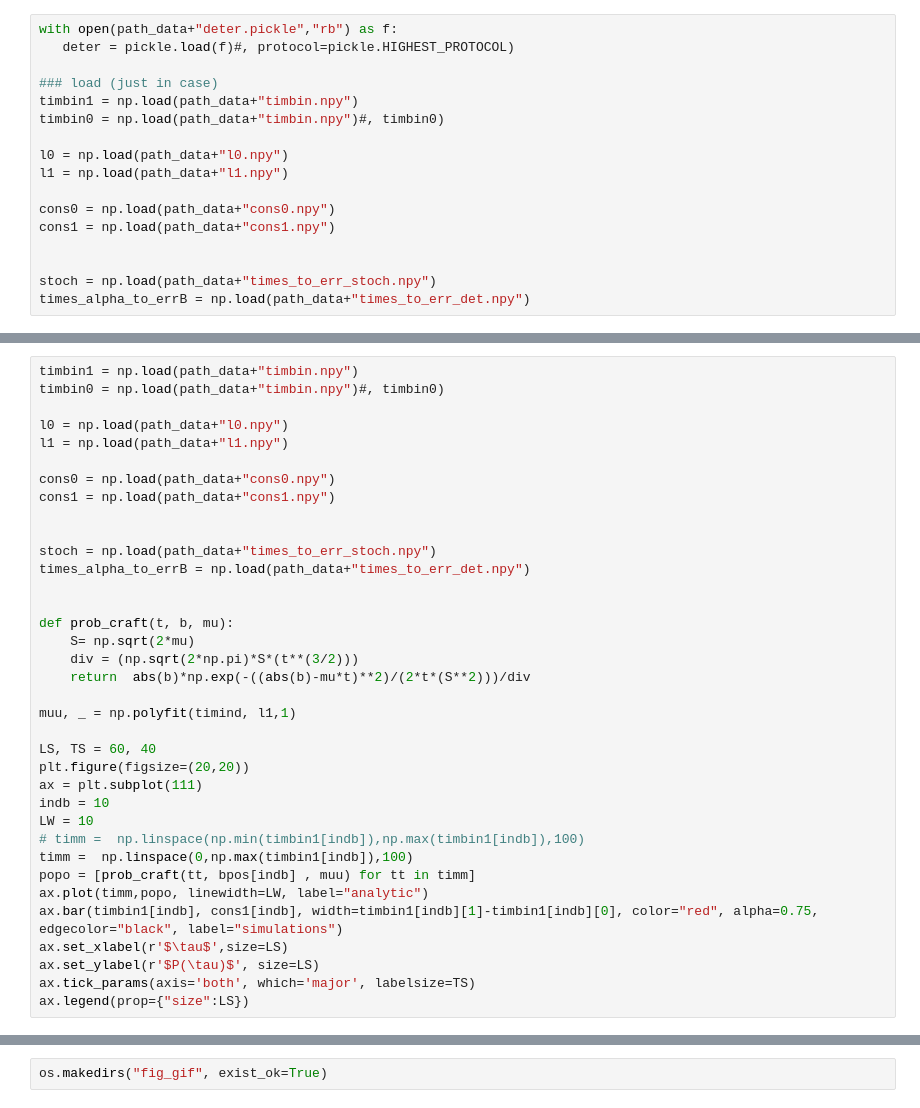
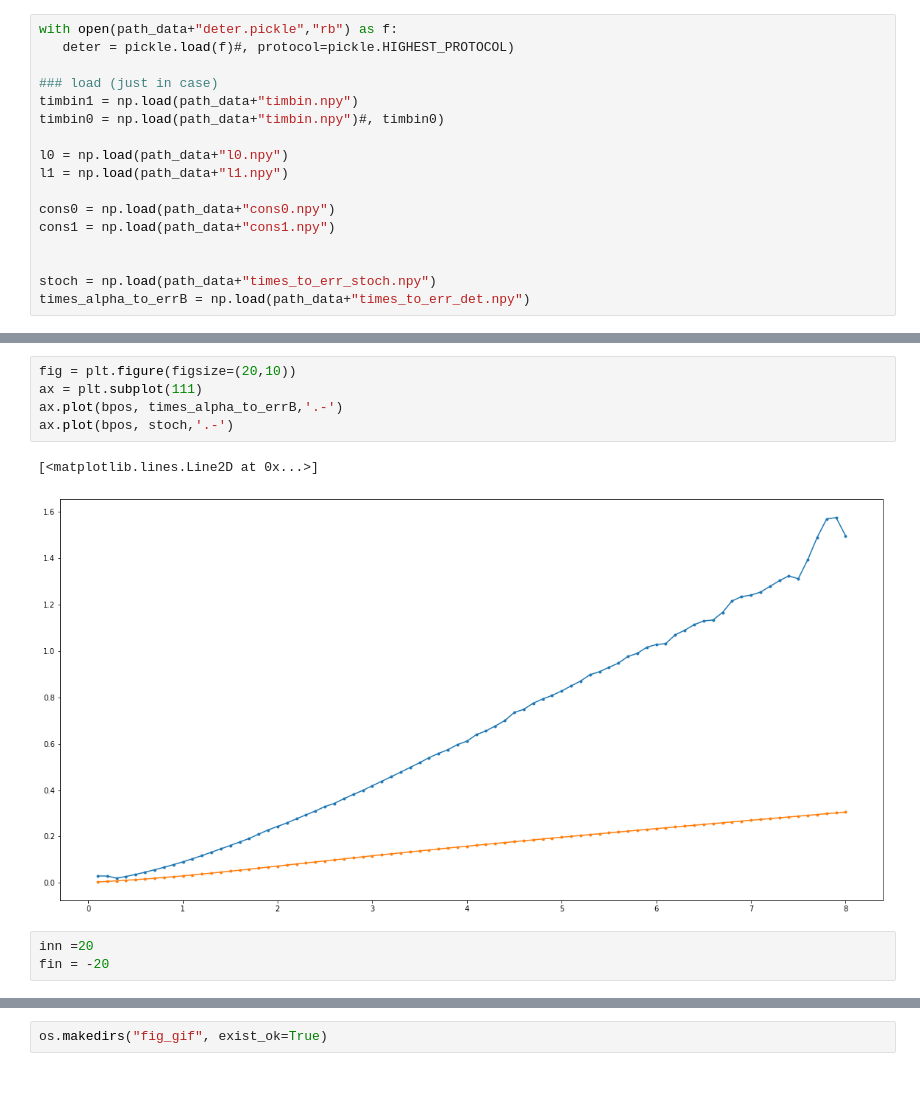
Before and after one commit to matibilkis/cdisc, a Jupyter notebook: analysis/load_plot.ipynb, the cells around one changed output, grey strips where cells are left out. Cells and saved outputs as stored; diff of their text form; blank space fills up the shorter version.

```diff
--- a/analysis/load_plot.ipynb
+++ b/analysis/load_plot.ipynb
@@ -101,36 +77,0 @@ Text(0.5, 0, 'Time')
-# %%
-timbin1 = np.load(path_data+"timbin.npy")
-timbin0 = np.load(path_data+"timbin.npy")#, timbin0)
-
-l0 = np.load(path_data+"l0.npy")
-l1 = np.load(path_data+"l1.npy")
-
-cons0 = np.load(path_data+"cons0.npy")
-cons1 = np.load(path_data+"cons1.npy")
-
-
-stoch = np.load(path_data+"times_to_err_stoch.npy")
-times_alpha_to_errB = np.load(path_data+"times_to_err_det.npy")
-
-
-def prob_craft(t, b, mu):
-    S= np.sqrt(2*mu)
-    div = (np.sqrt(2*np.pi)*S*(t**(3/2)))
-    return  abs(b)*np.exp(-((abs(b)-mu*t)**2)/(2*t*(S**2)))/div
-
-muu, _ = np.polyfit(timind, l1,1)
-
-LS, TS = 60, 40
-plt.figure(figsize=(20,20))
-ax = plt.subplot(111)
-indb = 10
-LW = 10
-# timm =  np.linspace(np.min(timbin1[indb]),np.max(timbin1[indb]),100)
-timm =  np.linspace(0,np.max(timbin1[indb]),100)
-popo = [prob_craft(tt, bpos[indb] , muu) for tt in timm]
-ax.plot(timm,popo, linewidth=LW, label="analytic")
-ax.bar(timbin1[indb], cons1[indb], width=timbin1[indb][1]-timbin1[indb][0], color="red", alpha=0.75, edgecolor="black", label="simulations")
-ax.set_xlabel(r'$\tau$',size=LS)
-ax.set_ylabel(r'$P(\tau)$', size=LS)
-ax.tick_params(axis='both', which='major', labelsize=TS)
-ax.legend(prop={"size":LS})
@@ -153,0 +78,11 @@ ax.get_xaxis().set_major_formatter(matplotlib.ticker.ScalarFormatter())
+# %%
+fig = plt.figure(figsize=(20,10))
+ax = plt.subplot(111)
+ax.plot(bpos, times_alpha_to_errB,'.-')
+ax.plot(bpos, stoch,'.-')
+# %% [output]
+[<matplotlib.lines.Line2D at 0x...>]
+[figure, added]
+# %%
+inn =20
+fin = -20
```
Also changed, not shown: parts of 20 cells of this notebook, 3 other files.
